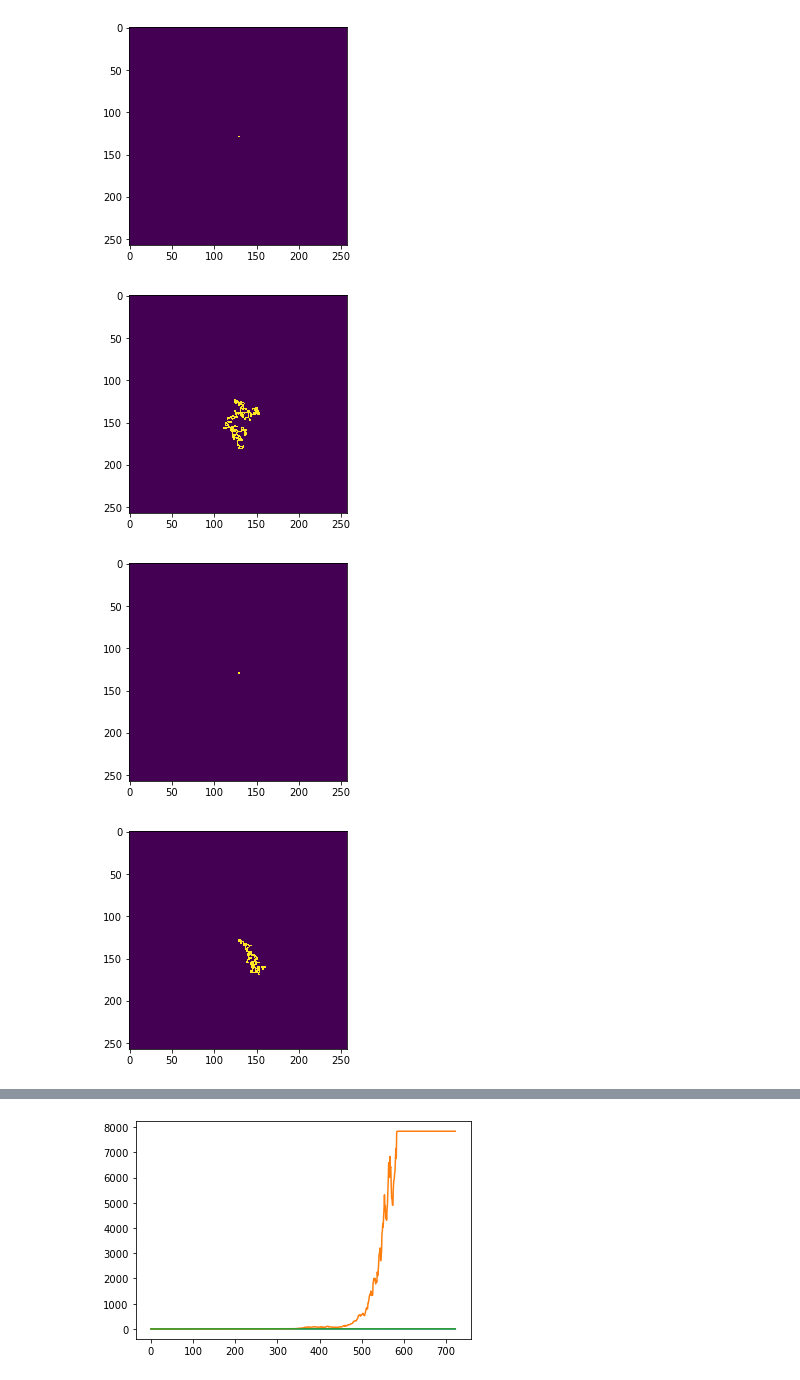
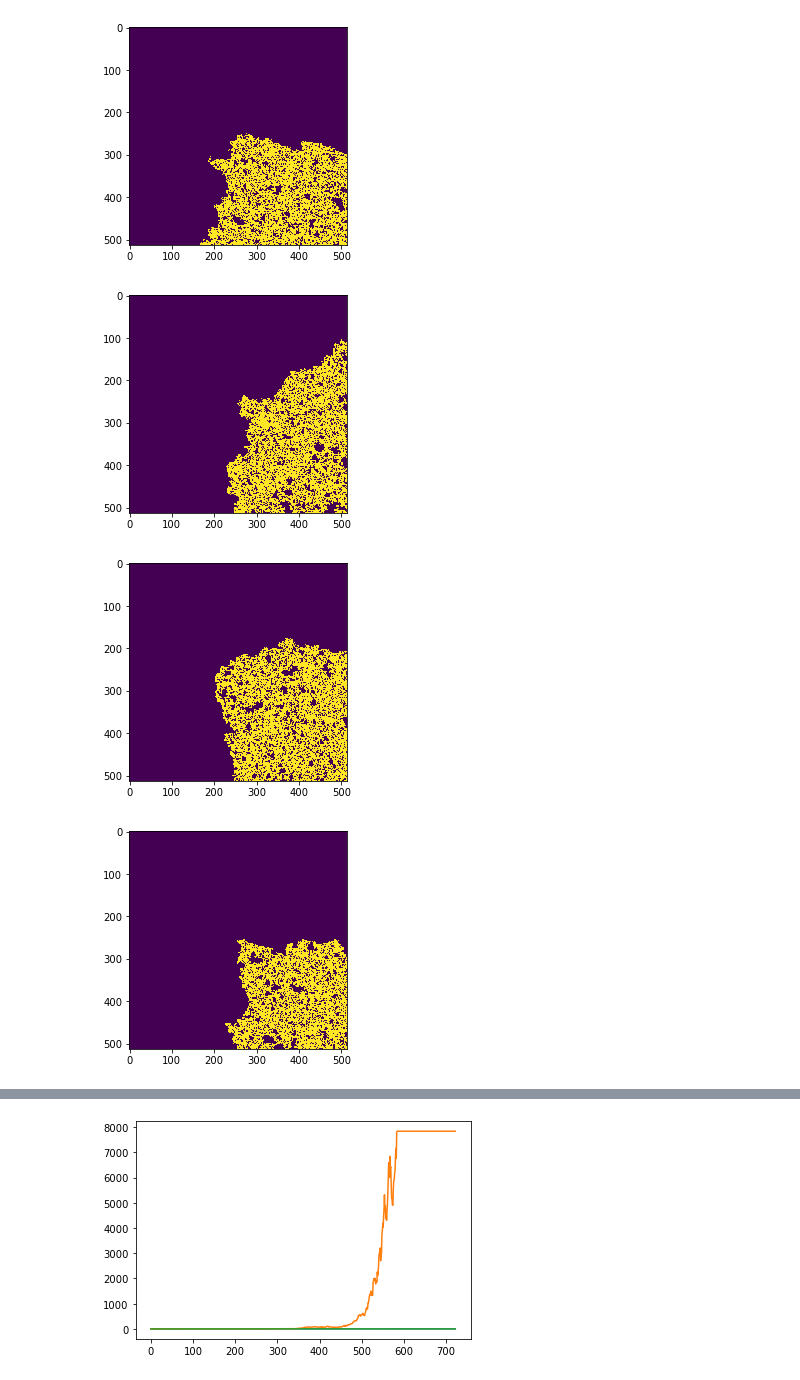
Before and after one commit to Irene-Li/BARW, a Jupyter notebook: BARW/plot_data.ipynb, the cells around one changed output, grey strips where cells are left out. Cells and saved outputs as stored; diff of their text form; code cells hidden in the pictures.

```diff
--- a/BARW/plot_data.ipynb
+++ b/BARW/plot_data.ipynb
@@ -12,5 +6,5 @@ or from the matplotlib source distribution
 # %%
-L = 257
+L = 513
 N = 10
 
 p=0.34 # prob. of hopping in the same direction as the previous hop
@@ -18,7 +12,7 @@ q=0.33
 
 n = int(np.floor(np.log2(L)) - 1)
 
-h = 0.24
+h = 0.4
 
 filename = 'h_{}.dat'.format(h)
 file = open(filename)
@@ -80,7 +74,7 @@ tracers = []
 
 for (i, realisation) in enumerate(realisations):
 
-    t, edges, m, tracers, actives  = extract_evolution(realisation, 257)
+    t, edges, m, tracers, actives  = extract_evolution(realisation, L)
 
     times.append(t)
     msds.append(m)
@@ -95,4 +89,4 @@ for (i, realisation) in enumerate(realisations):
-[figure, old version]
+[figure, new version]
-[figure, old version]
+[figure, new version]
-[figure, old version]
+[figure, new version]
-[figure, old version]
+[figure, new version]
```
Also changed, not shown: parts of 4 cells of this notebook, 3 other files.
